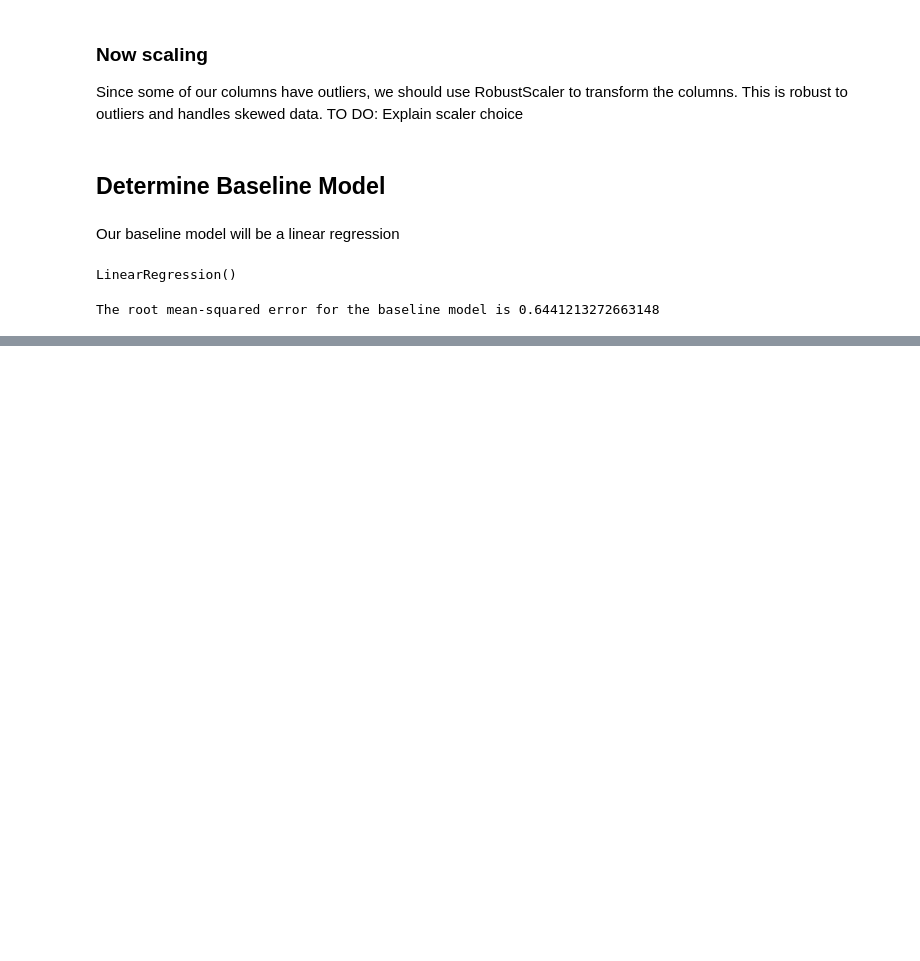
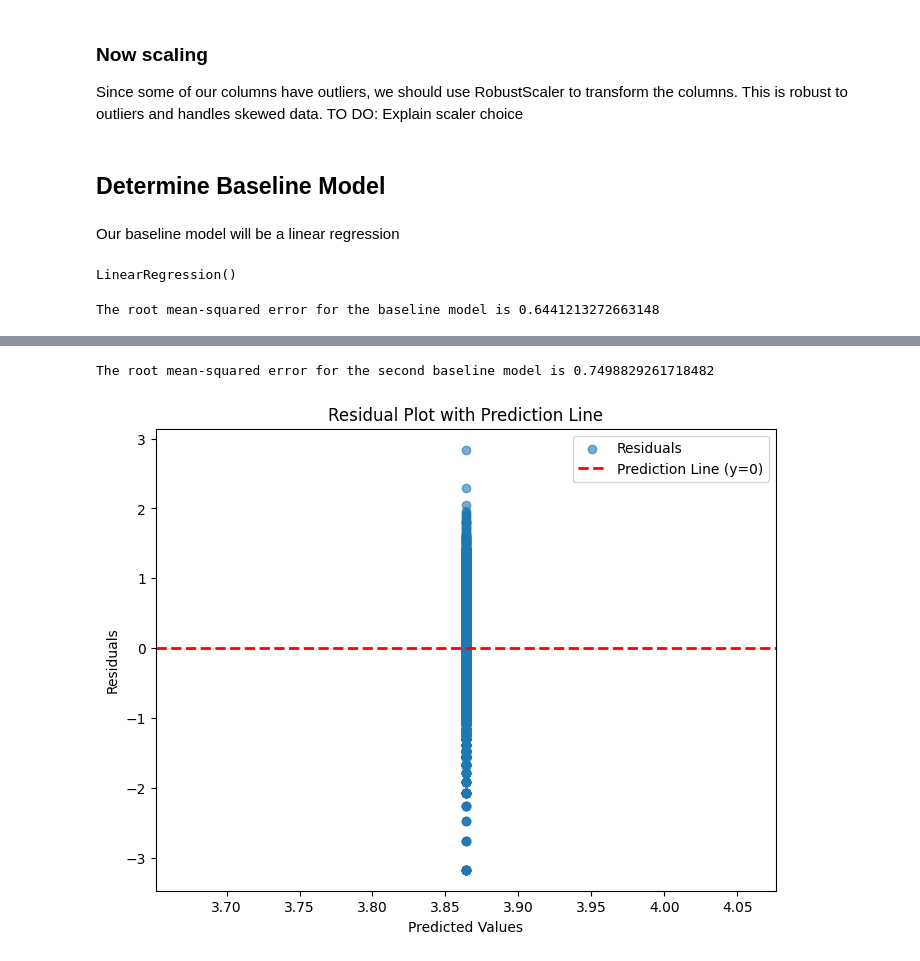
Before and after one commit to hannahdoyal/ml-project-air-pollution, a Jupyter notebook: working_notebook_regression.ipynb, the cells around one changed output, grey strips where cells are left out. Cells and saved outputs as stored; diff of their text form; code cells hidden in the pictures; blank space fills up the shorter version.

```diff
--- a/working_notebook_regression.ipynb
+++ b/working_notebook_regression.ipynb
@@ -532,0 +552,29 @@ The root mean-squared error for the baseline model is 0.6441213272663148
+# %%
+#Optional: Second baseline model
+
+#Predict the mean of y_train
+y_train_mean = np.mean(y_train)
+baseline_preds_2 = np.full_like(y_test, y_train_mean)  # Predict mean for every test point
+
+mse_baseline_2 = mean_squared_error(y_test, baseline_preds_2)
+rmse_baseline_2 = np.sqrt(mse_baseline_2)
+print(f'The root mean-squared error for the second baseline model is {rmse_baseline_2}')
+# %% [output]
+The root mean-squared error for the second baseline model is 0.7498829261718482
+# %%
+#Visualize
+
+# Calculate residuals
+residuals_2 = y_test - baseline_preds_2
+
+# Create residual plot with prediction line
+plt.figure(figsize=(8, 6))
+plt.scatter(baseline_preds_2, residuals_2, alpha=0.6, label="Residuals")
+plt.axhline(y=0, color='red', linestyle='--', linewidth=2, label="Prediction Line (y=0)")
+plt.xlabel("Predicted Values")
+plt.ylabel("Residuals")
+plt.title("Residual Plot with Prediction Line")
+plt.legend()
+plt.show()
+# %% [output]
+[figure, added]
```
Also changed, not shown: parts of 13 cells of this notebook, 2 other files.
